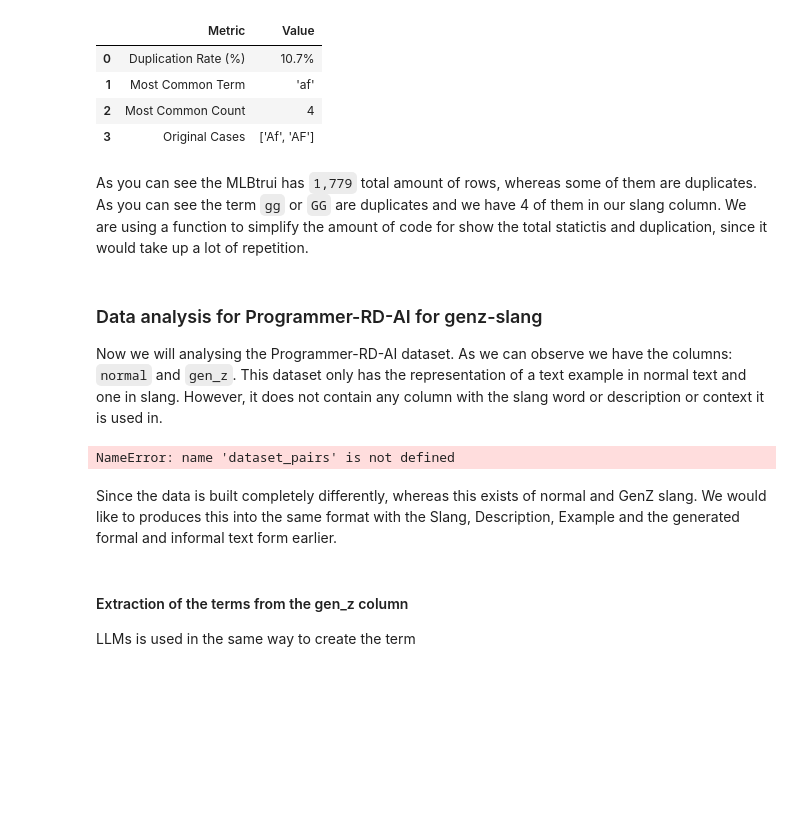
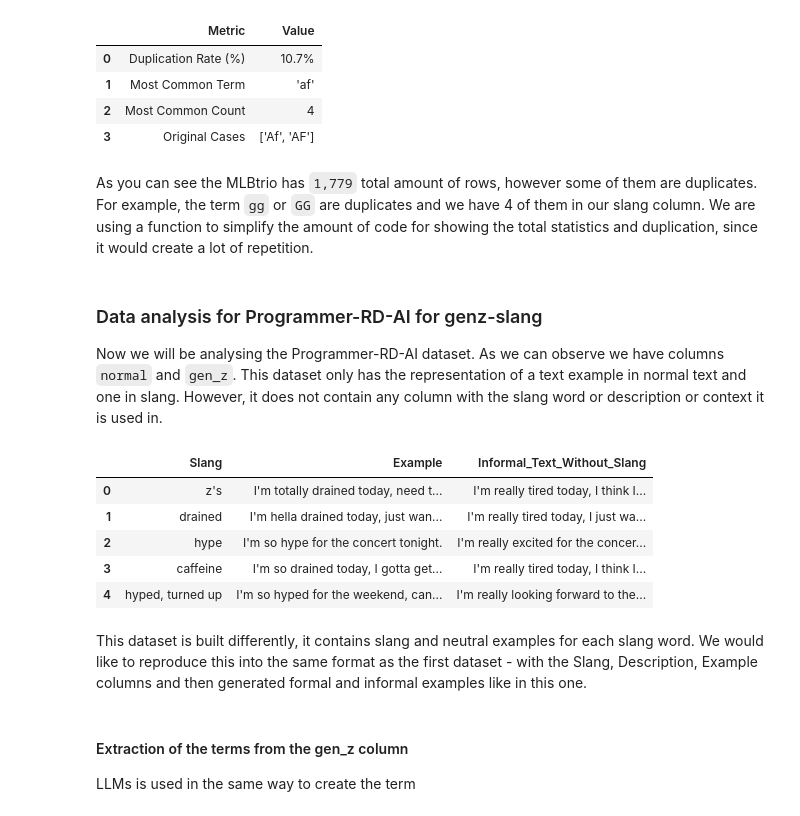
Before and after one commit to au-nlp/project-milestone-p2-group1, a Jupyter notebook: main.ipynb, the cells around one changed output. Saved outputs shown, nothing was run; the diff lists cells and outputs as text; code cells hidden in the pictures; blank space fills up the shorter version.

```diff
--- a/main.ipynb
+++ b/main.ipynb
@@ -95,11 +95,11 @@ DATASET ANALYSIS: MLBtrio/genz-slang-dataset
 | 2 | Most Common Count | 4 |
 | 3 | Original Cases | ['Af', 'AF'] |
 # %% [markdown]
-As you can see the MLBtrui has `1,779` total amount of rows, whereas some of them are duplicates. As you can see the term `gg` or `GG` are duplicates and we have 4 of them in our slang column. We are using a function to simplify the amount of code for show the total statictis and duplication, since it would take up a lot of repetition.
+As you can see the MLBtrio has `1,779` total amount of rows, however some of them are duplicates. For example, the term `gg` or `GG` are duplicates and we have 4 of them in our slang column. We are using a function to simplify the amount of code for showing the total statistics and duplication, since it would create a lot of repetition.
 # %% [markdown]
 ### Data analysis for Programmer-RD-AI for genz-slang
 
-Now we will analysing the Programmer-RD-AI dataset. As we can observe we have the columns: `normal` and `gen_z`. This dataset only has the representation of a text example in normal text and one in slang. However, it does not contain any column with the slang word or description or context it is used in.
+Now we will be analysing the Programmer-RD-AI dataset. As we can observe we have columns `normal` and `gen_z`. This dataset only has the representation of a text example in normal text and one in slang. However, it does not contain any column with the slang word or description or context it is used in.
 # %%
 # Load the Programmer-RD-AI genz-slang-pairs-1k dataset
 # Note: If you already have the data then load the data locally instead where there is already generated Slang columns and more. Skip to the later parts of the Notebook
@@ -112,12 +112,17 @@ else:
     dataset_pairs = load_dataset("Programmer-RD-AI/genz-slang-pairs-1k", download_mode=DownloadMode.REUSE_CACHE_IF_EXISTS)
     df_pairs = pd.DataFrame(dataset_pairs['train'])
 # %%
-df_pairs = pd.DataFrame(dataset_pairs['train'])
+df_pairs = pd.DataFrame(df_pairs)
 df_pairs.head(5)
 # %% [output]
-NameError: name 'dataset_pairs' is not defined
+|  | Slang | Example | Informal_Text_Without_Slang |
+| 0 | z's | I'm totally drained today, need t... | I'm really tired today, I think I... |
+| 1 | drained | I'm hella drained today, just wan... | I'm really tired today, I just wa... |
+| 2 | hype | I'm so hype for the concert tonight. | I'm really excited for the concer... |
+| 3 | caffeine | I'm so drained today, I gotta get... | I'm really tired today, I think I... |
+| 4 | hyped, turned up | I'm so hyped for the weekend, can... | I'm really looking forward to the... |
 # %% [markdown]
-Since the data is built completely differently, whereas this exists of normal and GenZ slang. We would like to produces this into the same format with the Slang, Description, Example and the generated formal and informal text form earlier.
+This dataset is built differently, it contains slang and neutral examples for each slang word. We would like to reproduce this into the same format as the first dataset - with the Slang, Description, Example columns and then generated formal and informal examples like in this one.
 # %% [markdown]
 #### Extraction of the terms from the gen_z column
 LLMs is used in the same way to create the term
```
Also changed, not shown: parts of 16 cells of this notebook.
